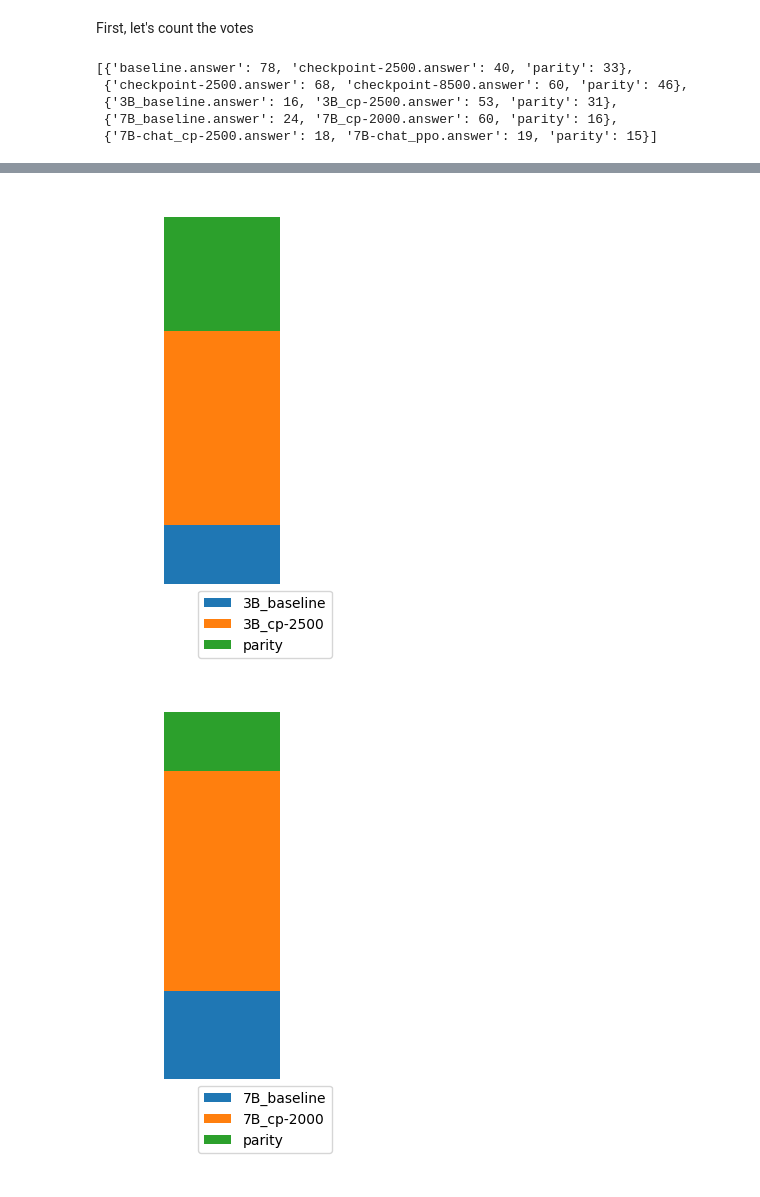
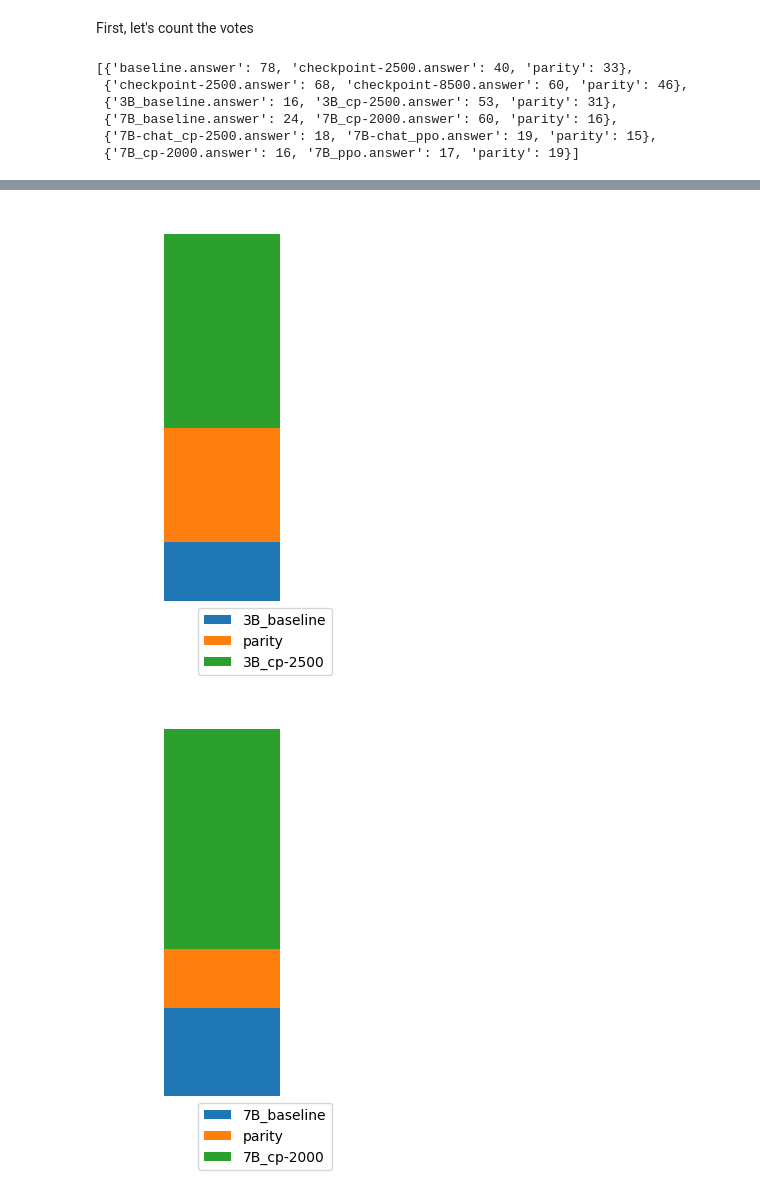
Before and after one commit to aiintelligentsystems/askhistorians-knowledge-filling, a Jupyter notebook: notebooks/model_comparison.ipynb, the cells around one changed output, grey strips where cells are left out. Drawn from its saved outputs; the diff is of its cells as text; code cells hidden in the pictures.

```diff
--- a/notebooks/model_comparison.ipynb
+++ b/notebooks/model_comparison.ipynb
@@ -257,10 +258,13 @@ dfs = {}
 
 for name, qas in model_answers.items():
 
-    rewards = model_rewards[name]
+    #rewards = model_rewards[name]
 
     df = pd.DataFrame.from_records([
-        {'question': q, f'{name}.answer': a, f'{name}.reward': rewards[q]}
+        {
+            'question': q, f'{name}.answer': a,
+        #f'{name}.reward': rewards[q]
+        }
         for q, a in qas.items()
     ])
 
@@ -570,6 +576,7 @@ comparison_files = [
     'labelled_data/Model Comparison - 3B Baseline vs 3B SFT (n100).xlsx',
     'labelled_data/Model Comparison - 7B Baseline vs 7B SFT (n100).xlsx',
     'labelled_data/Model Comparison - 7B-Chat PPO vs 7B Chat SFT (n100).xlsx',
+    'labelled_data/Model Comparison - 7B PPO vs 7B SFT (n100).xlsx'
 ]
 
 
@@ -638,11 +645,16 @@ comparisons
  {'checkpoint-2500.answer': 68, 'checkpoint-8500.answer': 60, 'parity': 46},
  {'3B_baseline.answer': 16, '3B_cp-2500.answer': 53, 'parity': 31},
  {'7B_baseline.answer': 24, '7B_cp-2000.answer': 60, 'parity': 16},
- {'7B-chat_cp-2500.answer': 18, '7B-chat_ppo.answer': 19, 'parity': 15}]
+ {'7B-chat_cp-2500.answer': 18, '7B-chat_ppo.answer': 19, 'parity': 15},
+ {'7B_cp-2000.answer': 16, '7B_ppo.answer': 17, 'parity': 19}]
 # %%
 for comparison in comparisons:
+
+    keys = list(comparison.keys())
+    keys = keys[:1] + ['parity'] + keys[1:2]
+
     pd.DataFrame([
-        {'rating': k.replace('.answer', ''), 'count': v} for k, v in comparison.items()
+        {'rating': k.replace('.answer', ''), 'count': comparison[k]} for k in keys
     ]).set_index('rating').T.plot.bar(stacked=True, figsize=(3, 5), legend=False)
     plt.axis('off')
     plt.legend(bbox_to_anchor=(1.0, 0.0))
@@ -653,2 +665,2 @@ for comparison in comparisons:
-[figure, old version]
+[figure, new version]
-[figure, old version]
+[figure, new version]
```
Also changed, not shown: parts of 6 cells of this notebook, 1 other file.
